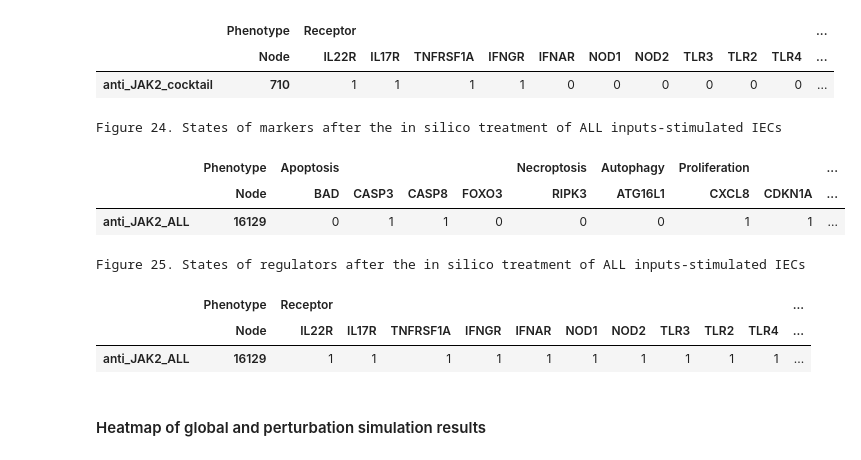
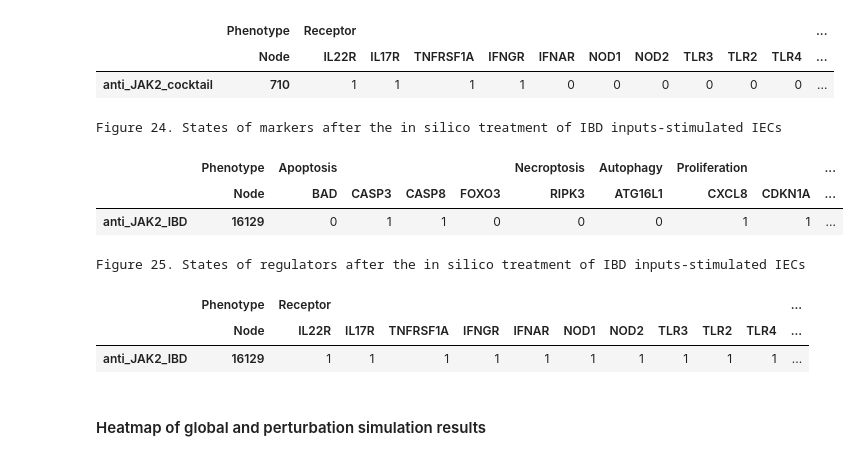
Before and after one commit to saraper/Supplementary_material, a Jupyter notebook: Model analysis/IBD_model_analysis.ipynb, the cells around one changed output. Cells and saved outputs as stored; diff of their text form; code cells hidden in the pictures.

```diff
--- a/Model analysis/IBD_model_analysis.ipynb
+++ b/Model analysis/IBD_model_analysis.ipynb
@@ -656,72 +656,72 @@ Figure 23. States of regulators after the in silico treatment of cocktail-stimul
 | anti_JAK2_cocktail | 710 | 1 | 1 | 1 | 1 | 0 | 0 | 0 | 0 | 0 | 0 | ... |
 # %%
 # Perform perturbation analysis for PRR signalling
-anti_TNF_ALL_fp = anti_TNF_fps_df.query(inpALL)
-anti_TNF_ALL = anti_TNF_ALL_fp[markers]
-anti_TNF_ALL.columns = pd.MultiIndex.from_arrays(phen_arrays, names=['Phenotype', 'Node'])
-anti_TNF_ALL_df = pd.DataFrame(anti_TNF_ALL)
+anti_TNF_IBD_fp = anti_TNF_fps_df.query(inpIBD)
+anti_TNF_IBD = anti_TNF_IBD_fp[markers]
+anti_TNF_IBD.columns = pd.MultiIndex.from_arrays(phen_arrays, names=['Phenotype', 'Node'])
+anti_TNF_IBD_df = pd.DataFrame(anti_TNF_IBD)
 
 
-anti_JAK2_ALL_fp = anti_JAK2_fps_df.query(inpALL)
-anti_JAK2_ALL = anti_JAK2_ALL_fp[markers]
-anti_JAK2_ALL.columns = pd.MultiIndex.from_arrays(phen_arrays, names=['Phenotype', 'Node'])
-anti_JAK2_ALL_df = pd.DataFrame(anti_JAK2_ALL)
-anti_JAK2_ALL_df = anti_JAK2_ALL_df.drop_duplicates()
+anti_JAK2_IBD_fp = anti_JAK2_fps_df.query(inpIBD)
+anti_JAK2_IBD = anti_JAK2_IBD_fp[markers]
+anti_JAK2_IBD.columns = pd.MultiIndex.from_arrays(phen_arrays, names=['Phenotype', 'Node'])
+anti_JAK2_IBD_df = pd.DataFrame(anti_JAK2_IBD)
+anti_JAK2_IBD_df = anti_JAK2_IBD_df.drop_duplicates()
 
 
 
-COMBO_ALL_fp = COMBO_fps_df.query(inpALL)
-COMBO_ALL = COMBO_ALL_fp[markers]
-COMBO_ALL.columns = pd.MultiIndex.from_arrays(phen_arrays, names=['Phenotype', 'Node'])
-COMBO_ALL_df = pd.DataFrame(COMBO_ALL)
-COMBO_ALL_df = COMBO_ALL_df.drop_duplicates()
+COMBO_IBD_fp = COMBO_fps_df.query(inpIBD)
+COMBO_IBD = COMBO_IBD_fp[markers]
+COMBO_IBD.columns = pd.MultiIndex.from_arrays(phen_arrays, names=['Phenotype', 'Node'])
+COMBO_IBD_df = pd.DataFrame(COMBO_IBD)
+COMBO_IBD_df = COMBO_IBD_df.drop_duplicates()
 
 
 
-frames_ALL = [anti_TNF_ALL_df, anti_JAK2_ALL_df, COMBO_ALL_df]
-pert_ALL = pd.concat(frames_ALL, keys=["anti_TNF_ALL", "anti_JAK2_ALL", "COMBO_ALL"])
-print("Figure 24. States of markers after the in silico treatment of ALL inputs-stimulated IECs")
-pert_ALL
+frames_IBD = [anti_TNF_IBD_df, anti_JAK2_IBD_df, COMBO_IBD_df]
+pert_IBD = pd.concat(frames_IBD, keys=["anti_TNF_IBD", "anti_JAK2_IBD", "COMBO_IBD"])
+print("Figure 24. States of markers after the in silico treatment of IBD inputs-stimulated IECs")
+pert_IBD
 # %% [output]
-Figure 24. States of markers after the in silico treatment of ALL inputs-stimulated IECs
+Figure 24. States of markers after the in silico treatment of IBD inputs-stimulated IECs
 |  | Phenotype | Apoptosis |  |  |  | Necroptosis | Autophagy | Proliferation |  | ... |
 |  | Node | BAD | CASP3 | CASP8 | FOXO3 | RIPK3 | ATG16L1 | CXCL8 | CDKN1A | ... |
-| anti_JAK2_ALL | 16129 | 0 | 1 | 1 | 0 | 0 | 0 | 1 | 1 | ... |
+| anti_JAK2_IBD | 16129 | 0 | 1 | 1 | 0 | 0 | 0 | 1 | 1 | ... |
 # %%
 # Perform perturbation analysis for PRR signalling
-ranti_TNF_ALL_fp = anti_TNF_fps_df.query(inpALL)
-ranti_TNF_ALL = ranti_TNF_ALL_fp[regulators]
-ranti_TNF_ALL.columns = pd.MultiIndex.from_arrays(reg_arrays, names=['Phenotype', 'Node'])
-ranti_TNF_ALL_df = pd.DataFrame(ranti_TNF_ALL)
+ranti_TNF_IBD_fp = anti_TNF_fps_df.query(inpIBD)
+ranti_TNF_IBD = ranti_TNF_IBD_fp[regulators]
+ranti_TNF_IBD.columns = pd.MultiIndex.from_arrays(reg_arrays, names=['Phenotype', 'Node'])
+ranti_TNF_IBD_df = pd.DataFrame(ranti_TNF_IBD)
 
 
-ranti_JAK2_ALL_fp = anti_JAK2_fps_df.query(inpALL)
-ranti_JAK2_ALL = ranti_JAK2_ALL_fp[regulators]
-ranti_JAK2_ALL.columns = pd.MultiIndex.from_arrays(reg_arrays, names=['Phenotype', 'Node'])
-ranti_JAK2_ALL_df = pd.DataFrame(ranti_JAK2_ALL)
-ranti_JAK2_ALL_df = ranti_JAK2_ALL_df.drop_duplicates()
+ranti_JAK2_IBD_fp = anti_JAK2_fps_df.query(inpIBD)
+ranti_JAK2_IBD = ranti_JAK2_IBD_fp[regulators]
+ranti_JAK2_IBD.columns = pd.MultiIndex.from_arrays(reg_arrays, names=['Phenotype', 'Node'])
+ranti_JAK2_IBD_df = pd.DataFrame(ranti_JAK2_IBD)
+ranti_JAK2_IBD_df = ranti_JAK2_IBD_df.drop_duplicates()
 
 
 
-rCOMBO_ALL_fp = COMBO_fps_df.query(inpALL)
-rCOMBO_ALL = rCOMBO_ALL_fp[regulators]
-rCOMBO_ALL.columns = pd.MultiIndex.from_arrays(reg_arrays, names=['Phenotype', 'Node'])
-rCOMBO_ALL_df = pd.DataFrame(rCOMBO_ALL)
-rCOMBO_ALL_df = rCOMBO_ALL_df.drop_duplicates()
+rCOMBO_IBD_fp = COMBO_fps_df.query(inpIBD)
+rCOMBO_IBD = rCOMBO_IBD_fp[regulators]
+rCOMBO_IBD.columns = pd.MultiIndex.from_arrays(reg_arrays, names=['Phenotype', 'Node'])
+rCOMBO_IBD_df = pd.DataFrame(rCOMBO_IBD)
+rCOMBO_IBD_df = rCOMBO_IBD_df.drop_duplicates()
 
 
 
 
 
-frames_ALL = [ranti_TNF_ALL_df, ranti_JAK2_ALL_df, rCOMBO_ALL_df]
-pert_ALL = pd.concat(frames_ALL, keys=["anti_TNF_ALL", "anti_JAK2_ALL", "COMBO_ALL"])
-print("Figure 25. States of regulators after the in silico treatment of ALL inputs-stimulated IECs")
-pert_ALL
+frames_IBD = [ranti_TNF_IBD_df, ranti_JAK2_IBD_df, rCOMBO_IBD_df]
+pert_IBD = pd.concat(frames_IBD, keys=["anti_TNF_IBD", "anti_JAK2_IBD", "COMBO_IBD"])
+print("Figure 25. States of regulators after the in silico treatment of IBD inputs-stimulated IECs")
+pert_IBD
 # %% [output]
-Figure 25. States of regulators after the in silico treatment of ALL inputs-stimulated IECs
+Figure 25. States of regulators after the in silico treatment of IBD inputs-stimulated IECs
 |  | Phenotype | Receptor |  |  |  |  |  |  |  |  |  | ... |
 |  | Node | IL22R | IL17R | TNFRSF1A | IFNGR | IFNAR | NOD1 | NOD2 | TLR3 | TLR2 | TLR4 | ... |
-| anti_JAK2_ALL | 16129 | 1 | 1 | 1 | 1 | 1 | 1 | 1 | 1 | 1 | 1 | ... |
+| anti_JAK2_IBD | 16129 | 1 | 1 | 1 | 1 | 1 | 1 | 1 | 1 | 1 | 1 | ... |
 # %% [markdown]
 #### Heatmap of global and perturbation simulation results
 # %%
```
Also changed, not shown: parts of 9 cells of this notebook.
